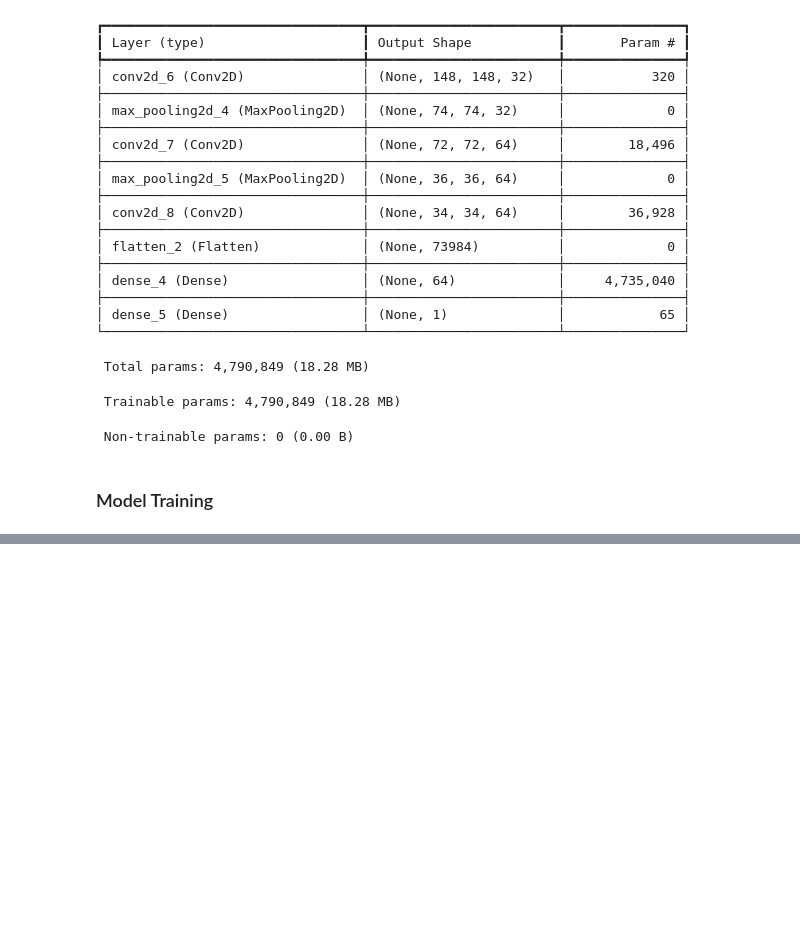
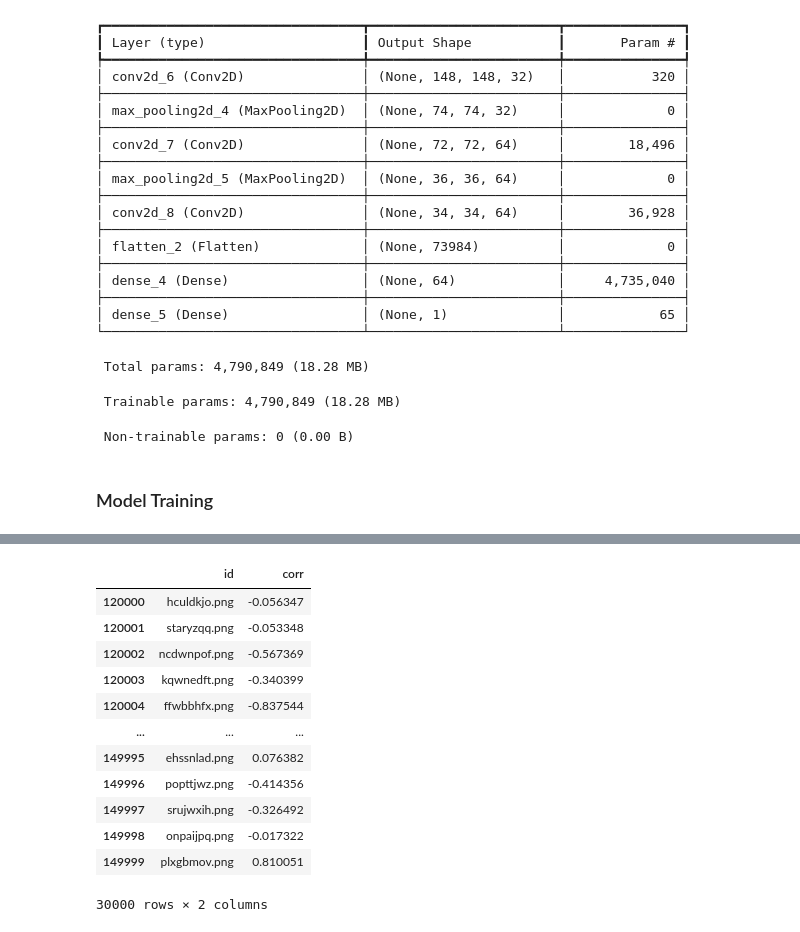
Before and after one commit to Keith-Saudjana/PicCollage_Assignment1, a Jupyter notebook: main.ipynb, the cells around one changed output, grey strips where cells are left out. Drawn from its saved outputs; the diff is of its cells as text; code cells hidden in the pictures; blank space fills up the shorter version.

```diff
--- a/main.ipynb
+++ b/main.ipynb
@@ -170,0 +196,16 @@ plt.legend()
+# %%
+test_df
+# %% [output]
+|  | id | corr |
+| 120000 | hculdkjo.png | -0.056347 |
+| 120001 | staryzqq.png | -0.053348 |
+| 120002 | ncdwnpof.png | -0.567369 |
+| 120003 | kqwnedft.png | -0.340399 |
+| 120004 | ffwbbhfx.png | -0.837544 |
+| ... | ... | ... |
+| 149995 | ehssnlad.png | 0.076382 |
+| 149996 | popttjwz.png | -0.414356 |
+| 149997 | srujwxih.png | -0.326492 |
+| 149998 | onpaijpq.png | -0.017322 |
+| 149999 | plxgbmov.png | 0.810051 |
+30000 rows × 2 columns
```
Also changed, not shown: parts of 9 cells of this notebook, 1 other file.
